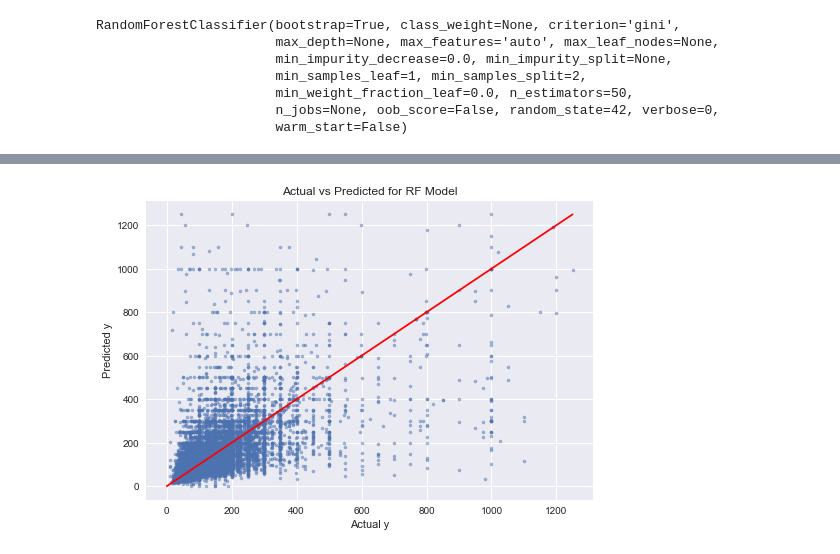
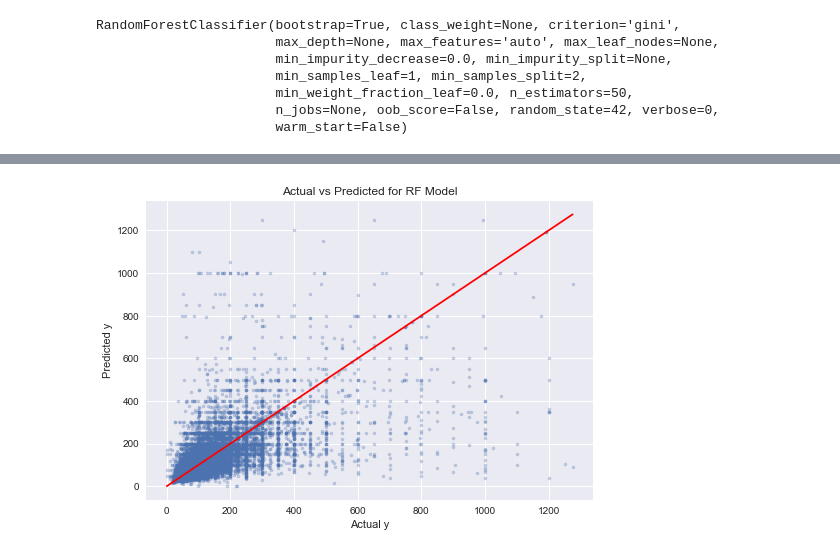
Before and after one commit to darrel-ferrer/Airbnb-NYC-Price-Prediction, a Jupyter notebook: Springboard Capstone One - Machine Learning.ipynb, the cells around one changed output, grey strips where cells are left out. Saved outputs shown, nothing was run; the diff lists cells and outputs as text; code cells hidden in the pictures.

```diff
--- a/Springboard Capstone One - Machine Learning.ipynb
+++ b/Springboard Capstone One - Machine Learning.ipynb
@@ -128,18 +124,20 @@ r2_score(y_test,y_pred)
+# %%
+y_pred_class = model.predict(X_test)
 # %%
 from matplotlib import rcParams
-y_pred = model.predict(X_test)
+
 
 # Build a plot
 rcParams['figure.figsize'] = 12,10
 plt.style.use('seaborn')
-plt.scatter(y_pred, y_test,alpha = .5, s = 10)
+plt.scatter(y_test, y_pred_class,alpha = .3, s = 10)
 plt.xlabel('Actual y')
 plt.ylabel('Predicted y')
 plt.title('Actual vs Predicted for RF Model')
 
 # Now add the perfect prediction line
 diagonal = np.linspace(0, np.max(y_test), 100)
 plt.plot(diagonal, diagonal, '-r')
 plt.show()
 # %% [output]
-[figure, old version]
+[figure, new version]
```
Also changed, not shown: parts of 28 cells of this notebook.
